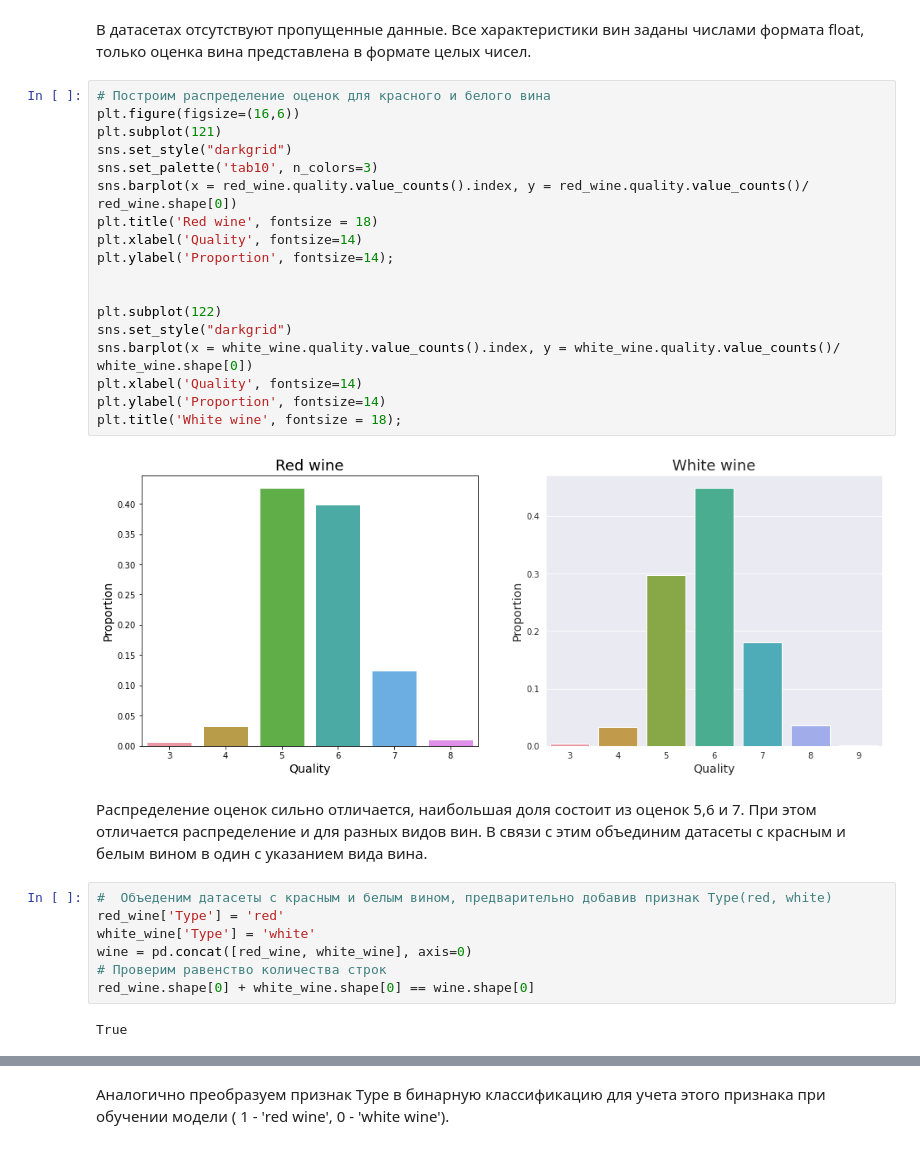
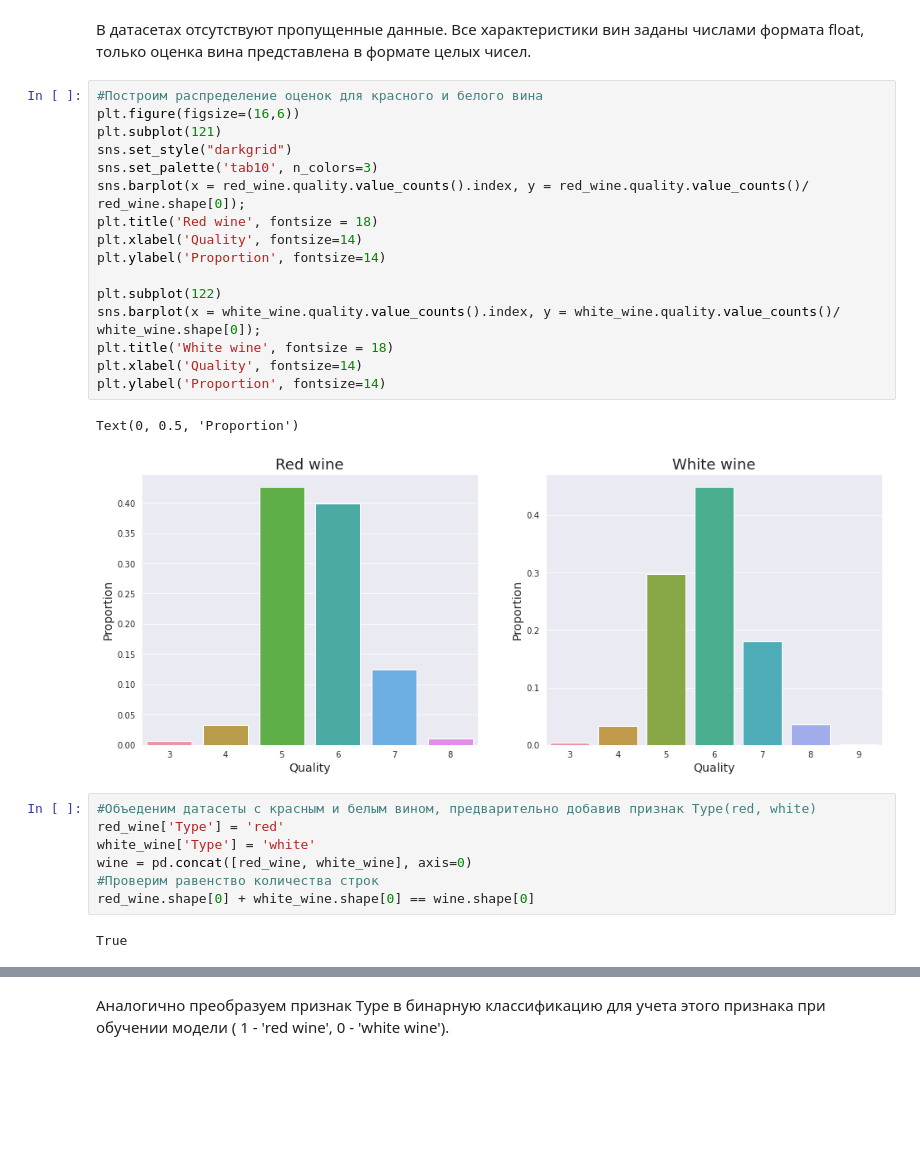
Before and after one commit to Nedolivko/Wine, a Jupyter notebook: Red_wine.ipynb, the cells around one changed output, grey strips where cells are left out. Saved outputs shown, nothing was run; the diff lists cells and outputs as text; blank space fills up the shorter version.

```diff
--- a/Red_wine.ipynb
+++ b/Red_wine.ipynb
@@ -149,34 +138,30 @@ white_wine.describe()
 # %% [markdown]
 В датасетах отсутствуют пропущенные данные. Все характеристики вин заданы числами формата float, только оценка вина представлена в формате целых чисел.
 # %%
-# Построим распределение оценок для красного и белого вина
+#Построим распределение оценок для красного и белого вина
 plt.figure(figsize=(16,6))
 plt.subplot(121)
 sns.set_style("darkgrid")
 sns.set_palette('tab10', n_colors=3)
-sns.barplot(x = red_wine.quality.value_counts().index, y = red_wine.quality.value_counts()/ red_wine.shape[0])
+sns.barplot(x = red_wine.quality.value_counts().index, y = red_wine.quality.value_counts()/ red_wine.shape[0]);
 plt.title('Red wine', fontsize = 18)
 plt.xlabel('Quality', fontsize=14)
-plt.ylabel('Proportion', fontsize=14);
-
+plt.ylabel('Proportion', fontsize=14)
 
 plt.subplot(122)
-sns.set_style("darkgrid")
-sns.barplot(x = white_wine.quality.value_counts().index, y = white_wine.quality.value_counts()/ white_wine.shape[0])
+sns.barplot(x = white_wine.quality.value_counts().index, y = white_wine.quality.value_counts()/ white_wine.shape[0]);
+plt.title('White wine', fontsize = 18)
 plt.xlabel('Quality', fontsize=14)
 plt.ylabel('Proportion', fontsize=14)
-plt.title('White wine', fontsize = 18);
 # %% [output]
+Text(0, 0.5, 'Proportion')
-[figure, old version]
+[figure, new version]
-# %% [markdown]
-Распределение оценок сильно отличается, наибольшая доля состоит из оценок 5,6 и 7. При этом отличается распределение и для разных видов вин.
-В связи с этим объединим датасеты с красным и белым вином в один с указанием вида вина.
 # %%
-#  Объеденим датасеты с красным и белым вином, предварительно добавив признак Type(red, white)
+#Объеденим датасеты с красным и белым вином, предварительно добавив признак Type(red, white)
 red_wine['Type'] = 'red'
 white_wine['Type'] = 'white'
 wine = pd.concat([red_wine, white_wine], axis=0)
-# Проверим равенство количества строк
+#Проверим равенство количества строк
 red_wine.shape[0] + white_wine.shape[0] == wine.shape[0]
 # %% [output]
 True
```
Also changed, not shown: parts of 24 cells of this notebook.
